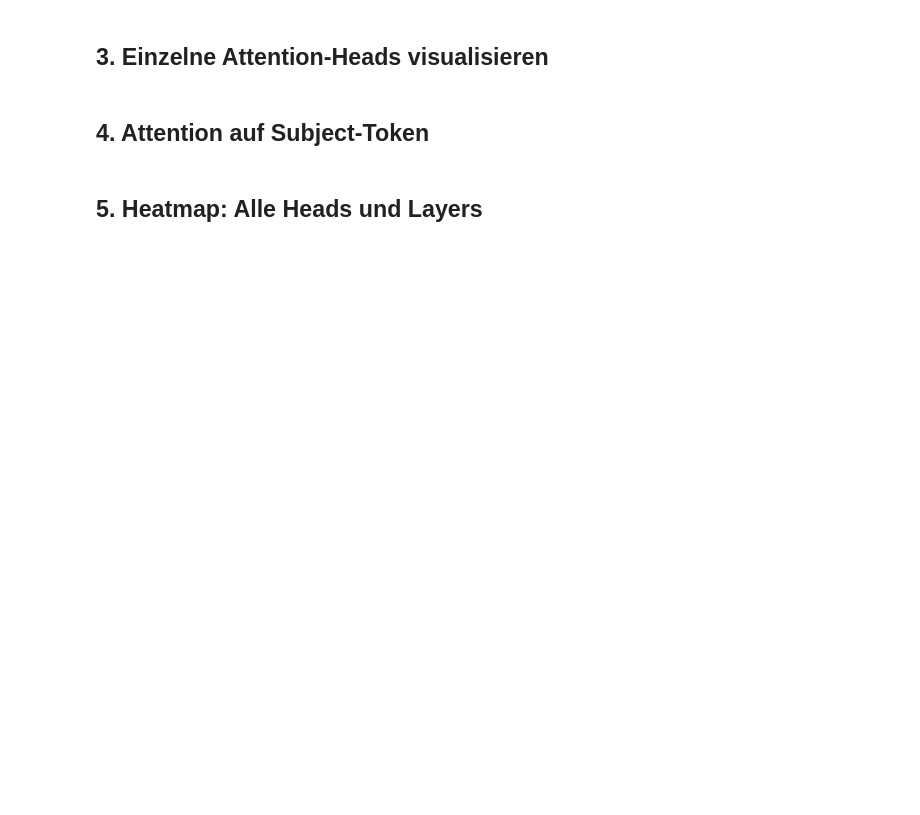
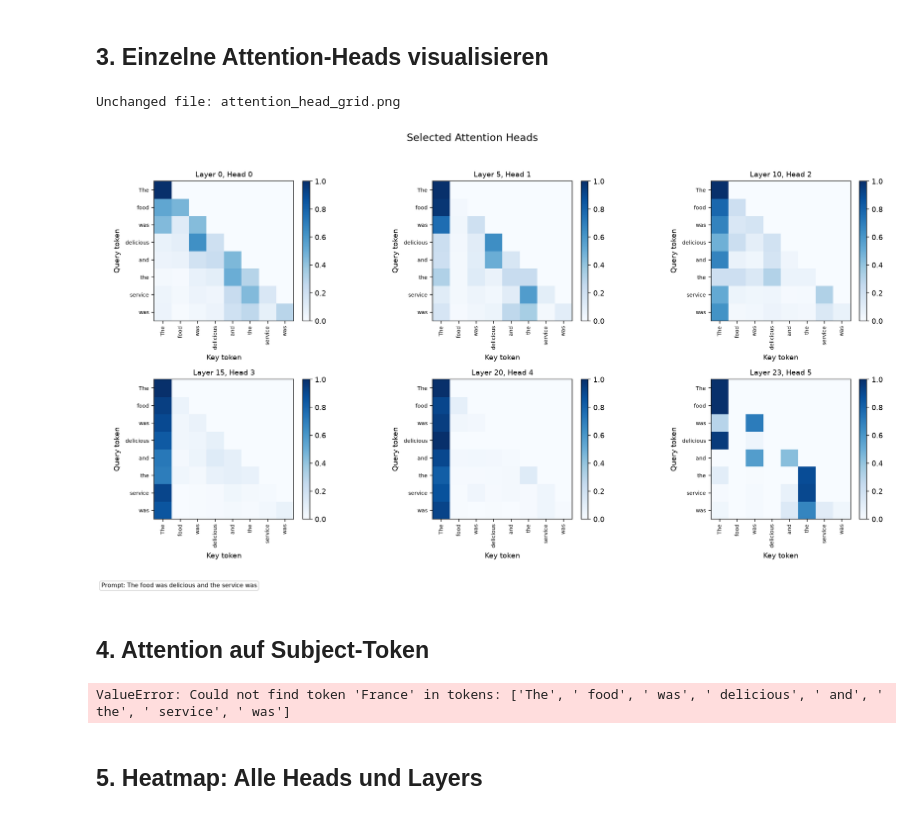
Before and after one commit to ia13400/AI_Frameworks_Tools, a Jupyter notebook: assignement/notebooks/03_Attention_Analysis.ipynb, the cells around one changed output. Saved outputs shown, nothing was run; the diff lists cells and outputs as text; code cells hidden in the pictures; blank space fills up the shorter version.

Commit message:
Adding initial changes to attention heads

```diff
--- a/assignement/notebooks/03_Attention_Analysis.ipynb
+++ b/assignement/notebooks/03_Attention_Analysis.ipynb
@@ -53,0 +107,8 @@ prompt = "The capital of France is Paris, and the capital of Germany is"
+# %%
+prompt = "The food was delicious and the service was"
+
+# Run one forward pass with output_attentions=True and keep the decoded tokens
+# plus all layer/head attention tensors for the following chapters.
+attention_run = run_attention_forward_pass(model, tokenizer, device, prompt)
+tokens = attention_run["tokens"]
+attentions = attention_run["attentions"]
@@ -69,2 +186,9 @@ prompt = "The capital of France is Paris, and the capital of Germany is"
+# %%
+# Save a grid of representative attention heads across early, middle, and late layers.
+save_selected_attention_heads(attentions, tokens, prompt)
+display_image(config.ATTENTION_HEAD_GRID_PATH.name)
+# %% [output]
+Unchanged file: attention_head_grid.png
+[figure, added]
 # %% [markdown]
 ## 4. Attention auf Subject-Token
@@ -84,2 +195,14 @@ prompt = "The capital of France is Paris, and the capital of Germany is"
+# %%
+# Measure how strongly the final token attends to the subject token across all heads.
+subject_attention_result = analyze_subject_attention(
+    attentions,
+    tokens,
+    subject_token="France",
+    top_k=10,
+    filename_or_path=config.ATTENTION_SUBJECT_HEATMAP_PATH,
+)
+att_to_subject = subject_attention_result["attention_values"]
+# %% [output]
+ValueError: Could not find token 'France' in tokens: ['The', ' food', ' was', ' delicious', ' and', ' the', ' service', ' was']
 # %% [markdown]
 ## 5. Heatmap: Alle Heads und Layers
```
Also changed, not shown: parts of 15 cells of this notebook, 6 other files.
